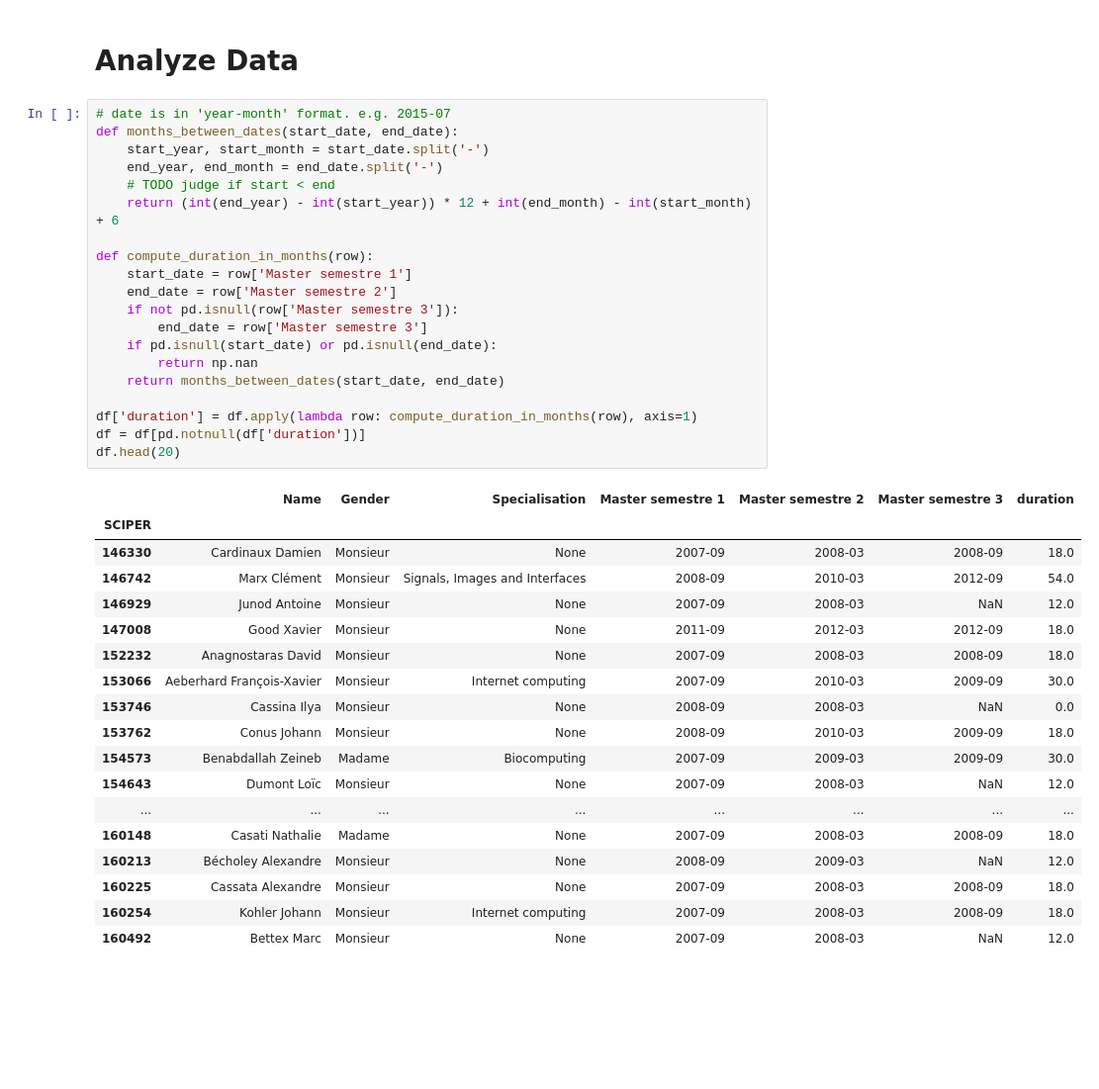
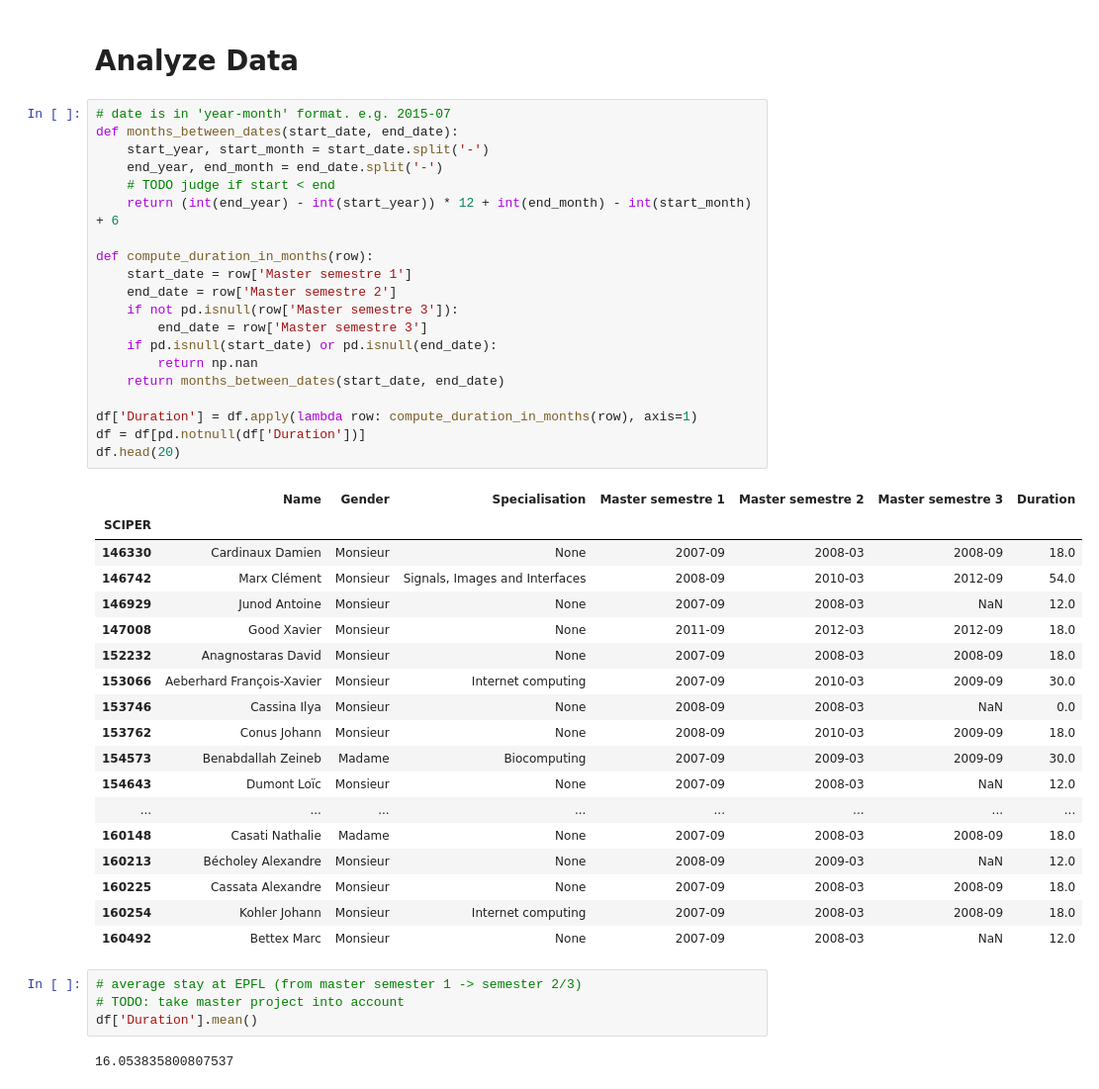
Before and after one commit to BeforeRain/ADA-homework, a Jupyter notebook: 02 - Data from the Web/Assignment2.ipynb, the cells around one changed output. Shown at 99% size. Saved outputs shown, nothing was run; the diff lists cells and outputs as text; blank space fills up the shorter version.

Commit message:
Perform basic analysis of duration

```diff
--- a/02 - Data from the Web/Assignment2.ipynb
+++ b/02 - Data from the Web/Assignment2.ipynb
@@ -154,25 +155,25 @@ df.head(20)
 # %%
 # date is in 'year-month' format. e.g. 2015-07
 def months_between_dates(start_date, end_date):
     start_year, start_month = start_date.split('-')
     end_year, end_month = end_date.split('-')
     # TODO judge if start < end
     return (int(end_year) - int(start_year)) * 12 + int(end_month) - int(start_month) + 6
 
 def compute_duration_in_months(row):
     start_date = row['Master semestre 1']
     end_date = row['Master semestre 2']
     if not pd.isnull(row['Master semestre 3']):
         end_date = row['Master semestre 3']
     if pd.isnull(start_date) or pd.isnull(end_date):
         return np.nan
     return months_between_dates(start_date, end_date)
 
-df['duration'] = df.apply(lambda row: compute_duration_in_months(row), axis=1)
-df = df[pd.notnull(df['duration'])]
+df['Duration'] = df.apply(lambda row: compute_duration_in_months(row), axis=1)
+df = df[pd.notnull(df['Duration'])]
 df.head(20)
 # %% [output]
-|  | Name | Gender | Specialisation | Master semestre 1 | Master semestre 2 | Master semestre 3 | duration |
+|  | Name | Gender | Specialisation | Master semestre 1 | Master semestre 2 | Master semestre 3 | Duration |
 | SCIPER |  |  |  |  |  |  |  |
 | 146330 | Cardinaux Damien | Monsieur | None | 2007-09 | 2008-03 | 2008-09 | 18.0 |
 | 146742 | Marx Clément | Monsieur | Signals, Images and Interfaces | 2008-09 | 2010-03 | 2012-09 | 54.0 |
@@ -190,3 +191,9 @@ df.head(20)
 | 160225 | Cassata Alexandre | Monsieur | None | 2007-09 | 2008-03 | 2008-09 | 18.0 |
 | 160254 | Kohler Johann | Monsieur | Internet computing | 2007-09 | 2008-03 | 2008-09 | 18.0 |
 | 160492 | Bettex Marc | Monsieur | None | 2007-09 | 2008-03 | NaN | 12.0 |
+# %%
+# average stay at EPFL (from master semester 1 -> semester 2/3)
+# TODO: take master project into account
+df['Duration'].mean()
+# %% [output]
+16.053835800807537
```
Also changed, not shown: parts of 5 cells of this notebook.
